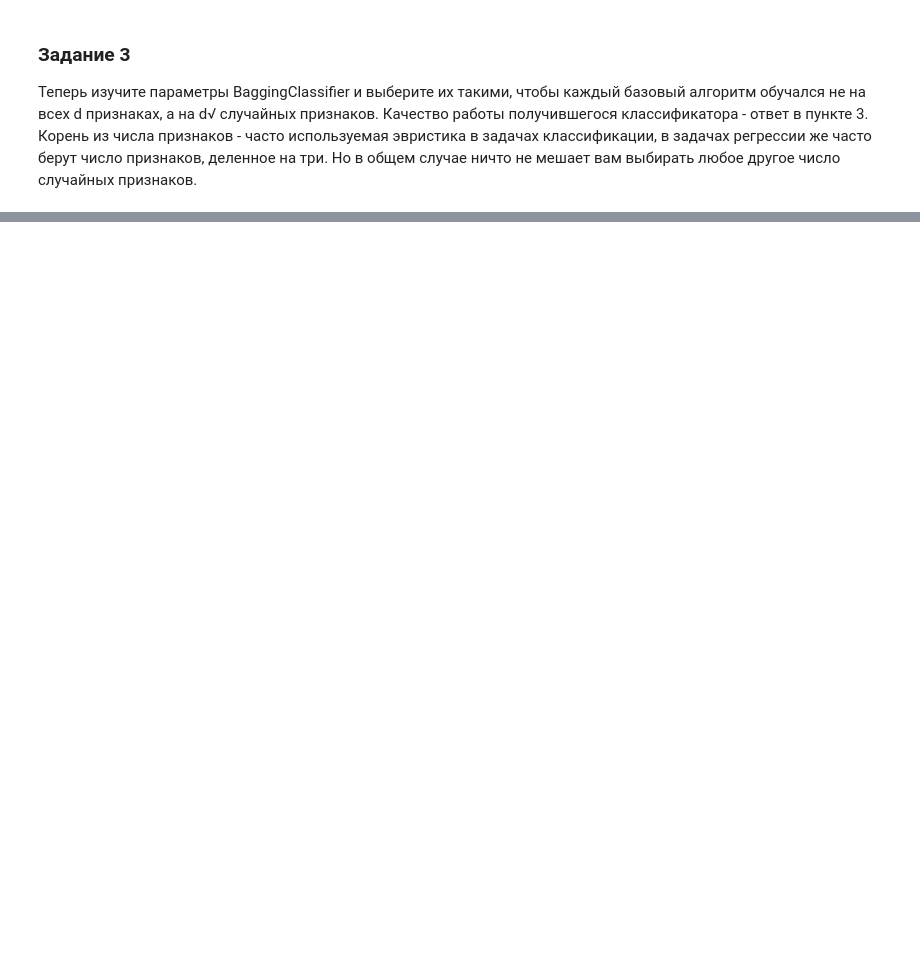
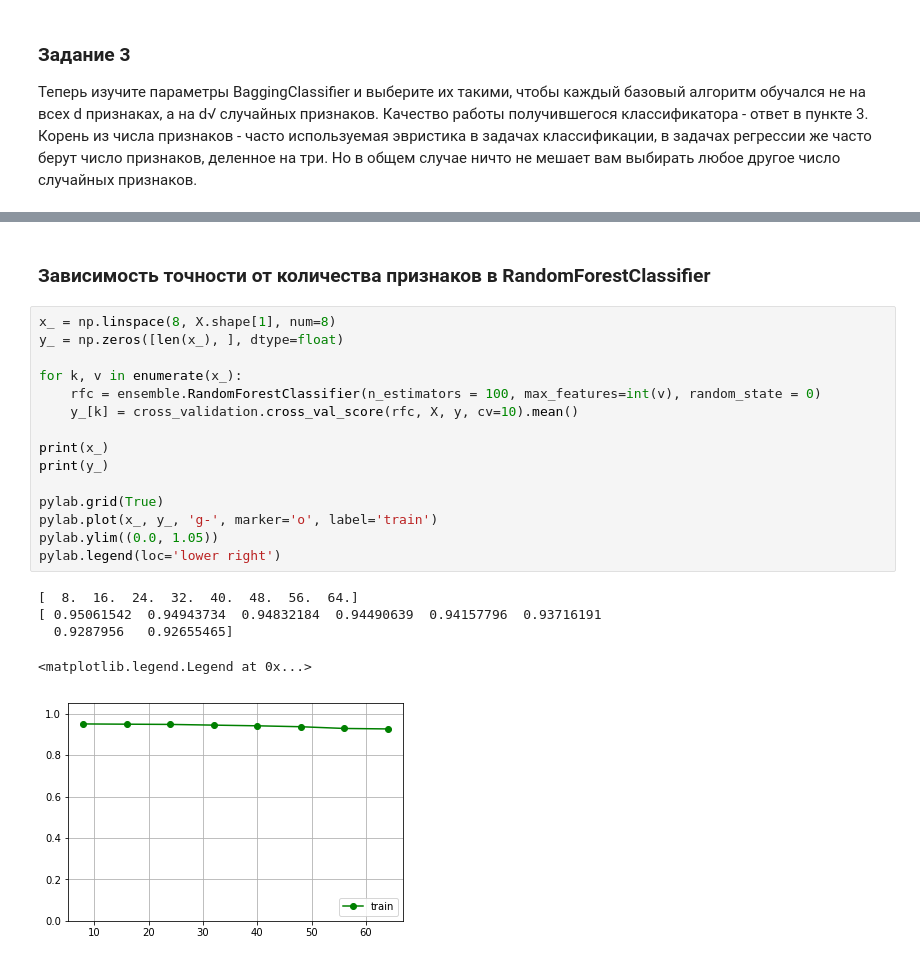
Before and after one commit to lamotik/MFTI_ML, a Jupyter notebook: supervised-learning/w4/pa1/bagging_and_random_forest.ipynb, the cells around one changed output, grey strips where cells are left out. Drawn from its saved outputs; the diff is of its cells as text; blank space fills up the shorter version.

```diff
--- a/supervised-learning/w4/pa1/bagging_and_random_forest.ipynb
+++ b/supervised-learning/w4/pa1/bagging_and_random_forest.ipynb
@@ -98,0 +151,23 @@ pylab.legend(loc='lower right')
+# %% [markdown]
+### Зависимость точности от количества признаков в RandomForestClassifier
+# %%
+x_ = np.linspace(8, X.shape[1], num=8)
+y_ = np.zeros([len(x_), ], dtype=float)
+
+for k, v in enumerate(x_):
+    rfc = ensemble.RandomForestClassifier(n_estimators = 100, max_features=int(v), random_state = 0)
+    y_[k] = cross_validation.cross_val_score(rfc, X, y, cv=10).mean()
+
+print(x_)
+print(y_)
+
+pylab.grid(True)
+pylab.plot(x_, y_, 'g-', marker='o', label='train')
+pylab.ylim((0.0, 1.05))
+pylab.legend(loc='lower right')
+# %% [output]
+[  8.  16.  24.  32.  40.  48.  56.  64.]
+[ 0.95061542  0.94943734  0.94832184  0.94490639  0.94157796  0.93716191
+  0.9287956   0.92655465]
+<matplotlib.legend.Legend at 0x...>
+[figure, added]
```
Also changed, not shown: parts of 25 cells of this notebook, 5 other files.
